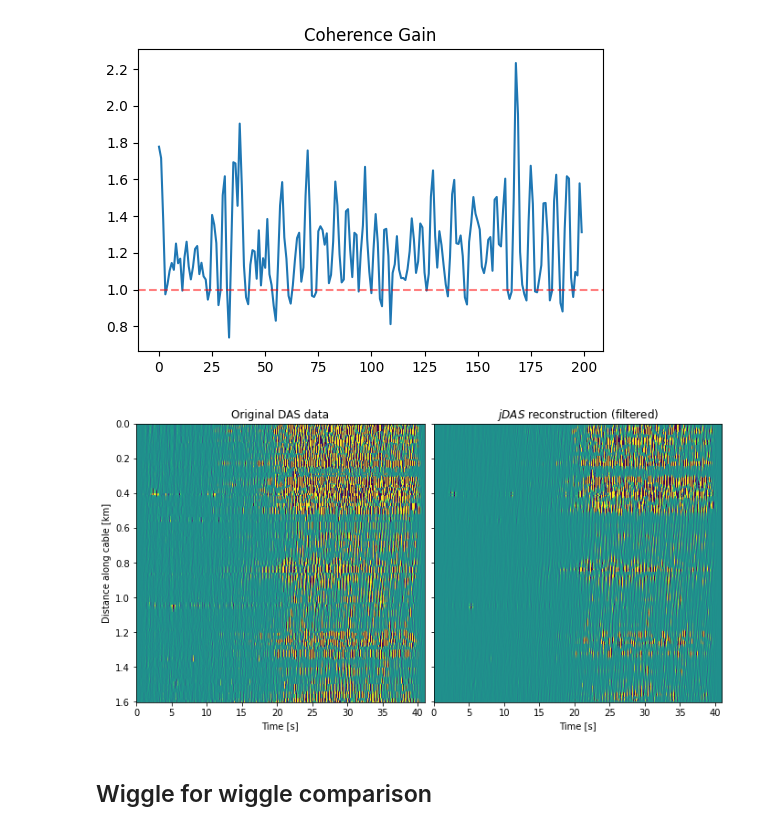
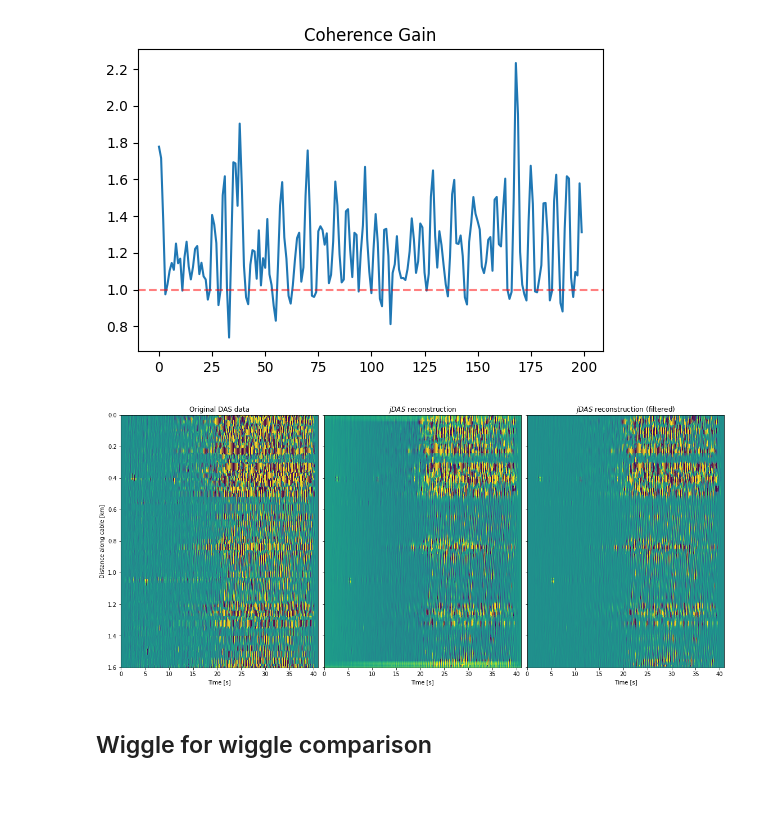
Before and after one commit to maniatisni/iDAS-self-supervised-denoising, a Jupyter notebook: testing.ipynb, the cells around one changed output. Drawn from its saved outputs; the diff is of its cells as text; code cells hidden in the pictures; blank space fills up the shorter version.

```diff
--- a/testing.ipynb
+++ b/testing.ipynb
@@ -103,33 +103,33 @@ plt.axhline(y=1,linestyle='--',alpha=0.5,color='r')
 # %%
 Nch, Nt = eval_sample.shape
 gauge = 8.
 samp = 50.
 dist = np.arange(Nch) * gauge * 1e-3
 t = np.arange(Nt) / samp
 # Plotting parameters
 imshow_kwargs = {
     "interpolation": "antialiased",
     "aspect": "auto",
     "vmin": -0.5,
     "vmax": 0.5,
     "extent": [t.min(), t.max(), dist.max()+1e-2, dist.min()],
 }
 
 # Close all other figures
 plt.close("all")
 # Draw the canvas (2 columns)
-fig, axes = plt.subplots(ncols=2, figsize=(9.5, 5), constrained_layout=True, sharey="all")
+fig, axes = plt.subplots(ncols=3, figsize=(15.5, 7), constrained_layout=True, sharey="all")
 
 # Loop over columns and data sets (original and denoised data)
-for ax, d, title in zip(axes, (eval_sample,output_), ("Original DAS data", "$jDAS$ reconstruction (filtered)")):
+for ax, d, title in zip(axes, (eval_sample,output, output_), ("Original DAS data", "$jDAS$ reconstruction","$jDAS$ reconstruction (filtered)")):
     ax.imshow(d, **imshow_kwargs)
     ax.set_xlabel("Time [s]")
     ax.set_title(title)
 
 axes[0].set_ylabel("Distance along cable [km]")
 
 plt.show()
 # %% [output]
-[figure, old version]
+[figure, new version]
 # %% [markdown]
 ## Wiggle for wiggle comparison
```
Also changed, not shown: parts of 4 cells of this notebook.
